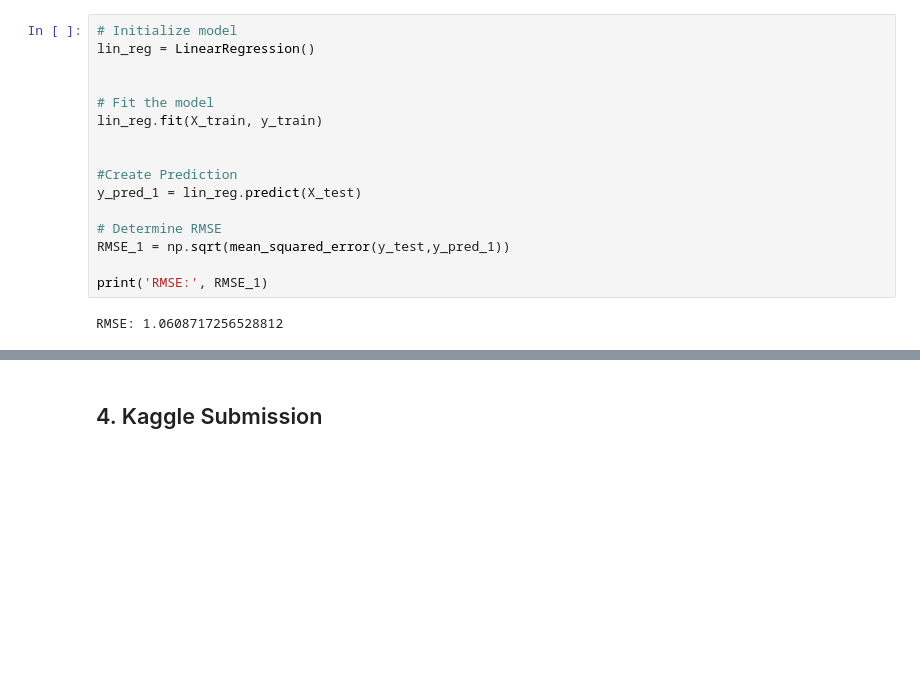
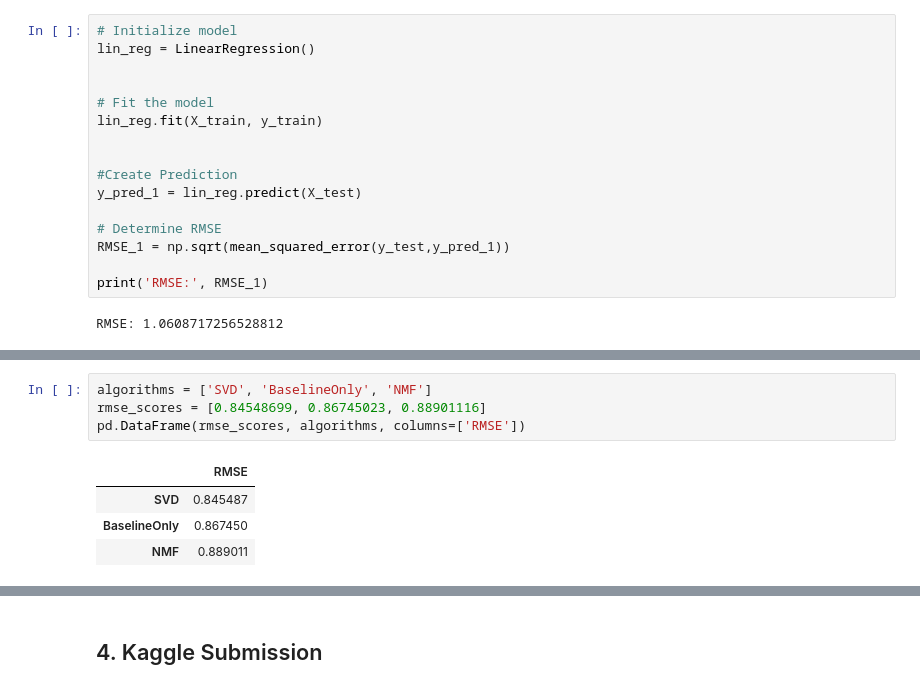
Before and after one commit to Leham-Greeves/JS7_Notebook_Reprository, a Jupyter notebook: unsupervised_learning_notebook.ipynb, the cells around one changed output, grey strips where cells are left out. Drawn from its saved outputs; the diff is of its cells as text; blank space fills up the shorter version.

```diff
--- a/unsupervised_learning_notebook.ipynb
+++ b/unsupervised_learning_notebook.ipynb
@@ -252,0 +275,9 @@ AttributeError: 'numpy.ndarray' object has no attribute 'head'
+# %%
+algorithms = ['SVD', 'BaselineOnly', 'NMF']
+rmse_scores = [0.84548699, 0.86745023, 0.88901116]
+pd.DataFrame(rmse_scores, algorithms, columns=['RMSE'])
+# %% [output]
+|  | RMSE |
+| SVD | 0.845487 |
+| BaselineOnly | 0.867450 |
+| NMF | 0.889011 |
```
Also changed, not shown: parts of 12 cells of this notebook.
